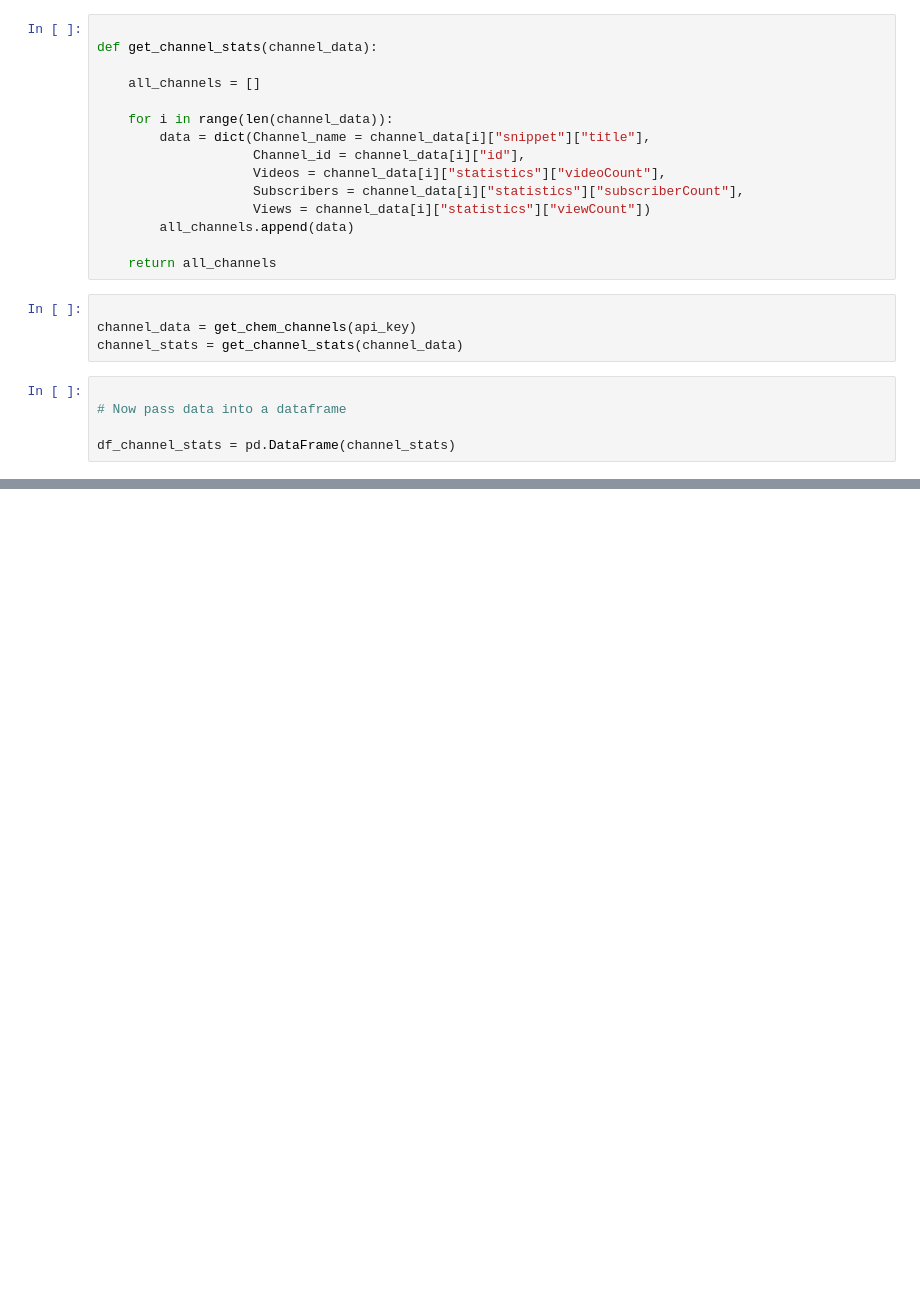
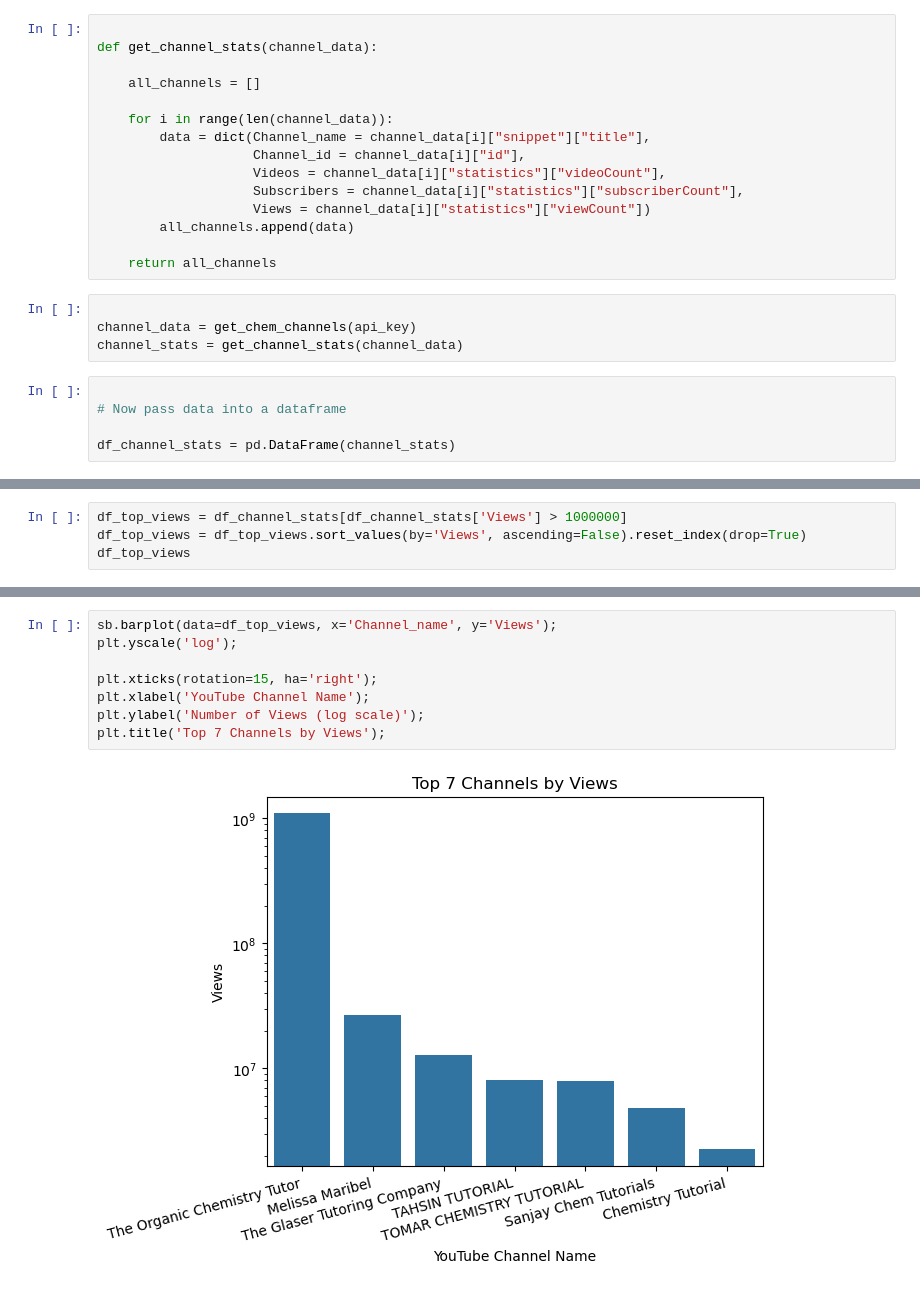
Before and after one commit to andilore/chemistry-youtube-videos, a Jupyter notebook: Chemistry YT Videos.ipynb, the cells around one changed output, grey strips where cells are left out. Cells and saved outputs as stored; diff of their text form; blank space fills up the shorter version.

```diff
--- a/Chemistry YT Videos.ipynb
+++ b/Chemistry YT Videos.ipynb
@@ -81,0 +227,4 @@ df_channel_stats
+# %%
+df_top_views = df_channel_stats[df_channel_stats['Views'] > 1000000]
+df_top_views = df_top_views.sort_values(by='Views', ascending=False).reset_index(drop=True)
+df_top_views
@@ -81,0 +240,10 @@ df_channel_stats
+# %%
+sb.barplot(data=df_top_views, x='Channel_name', y='Views');
+plt.yscale('log');
+
+plt.xticks(rotation=15, ha='right');
+plt.xlabel('YouTube Channel Name');
+plt.ylabel('Number of Views (log scale)');
+plt.title('Top 7 Channels by Views');
+# %% [output]
+[figure, added]
```
Also changed, not shown: parts of 34 cells of this notebook.
